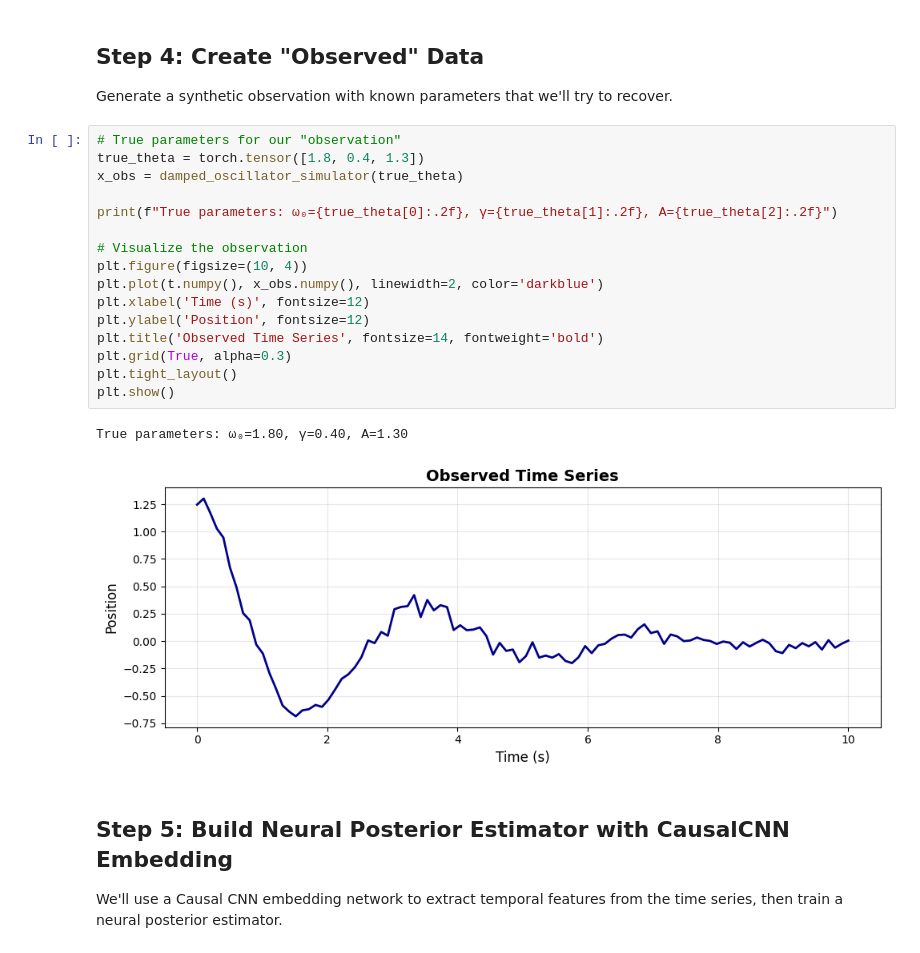
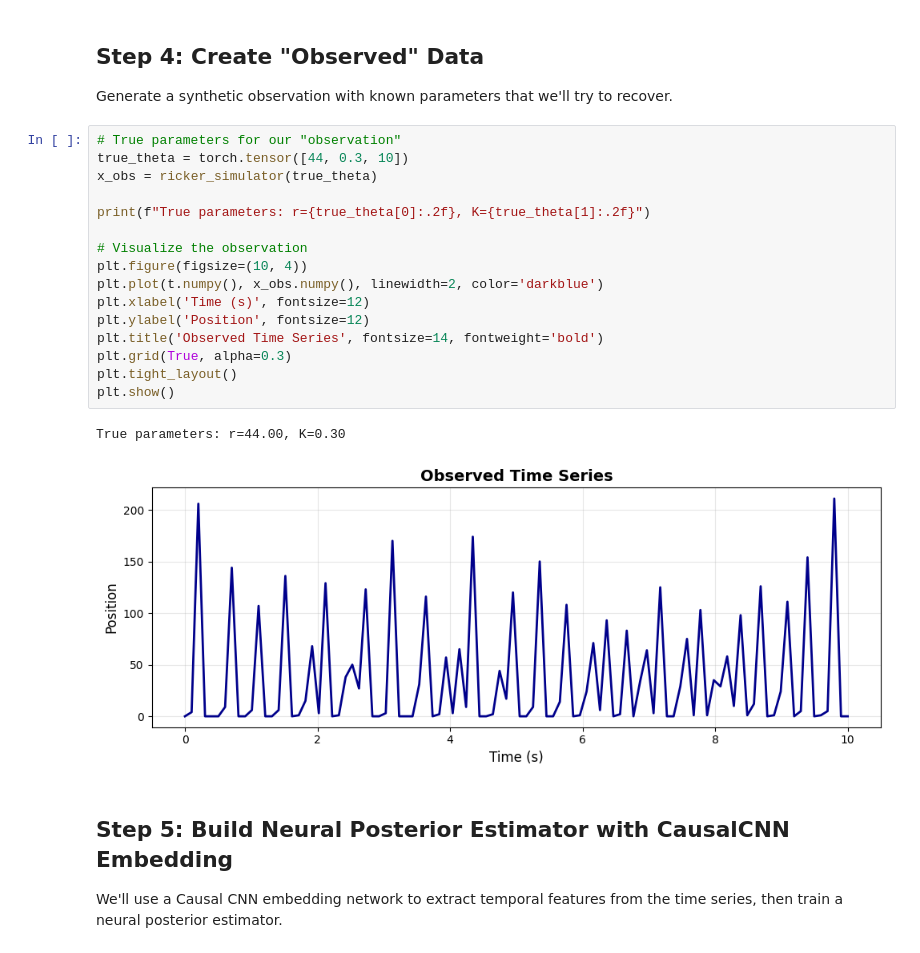
Before and after one commit to BetterCodeBetterScience/bettercode, a Jupyter notebook: notebooks/sbi_example.ipynb, the cells around one changed output. Cells and saved outputs as stored; diff of their text form.

```diff
--- a/notebooks/sbi_example.ipynb
+++ b/notebooks/sbi_example.ipynb
@@ -157,23 +229,23 @@ Parameter ranges:
 Generate a synthetic observation with known parameters that we'll try to recover.
 # %%
 # True parameters for our "observation"
-true_theta = torch.tensor([1.8, 0.4, 1.3])
-x_obs = damped_oscillator_simulator(true_theta)
+true_theta = torch.tensor([44, 0.3, 10])
+x_obs = ricker_simulator(true_theta)
 
-print(f"True parameters: ω₀={true_theta[0]:.2f}, γ={true_theta[1]:.2f}, A={true_theta[2]:.2f}")
+print(f"True parameters: r={true_theta[0]:.2f}, K={true_theta[1]:.2f}")
 
 # Visualize the observation
 plt.figure(figsize=(10, 4))
 plt.plot(t.numpy(), x_obs.numpy(), linewidth=2, color='darkblue')
 plt.xlabel('Time (s)', fontsize=12)
 plt.ylabel('Position', fontsize=12)
 plt.title('Observed Time Series', fontsize=14, fontweight='bold')
 plt.grid(True, alpha=0.3)
 plt.tight_layout()
 plt.show()
 # %% [output]
-True parameters: ω₀=1.80, γ=0.40, A=1.30
+True parameters: r=44.00, K=0.30
-[figure, old version]
+[figure, new version]
 # %% [markdown]
 ## Step 5: Build Neural Posterior Estimator with CausalCNN Embedding
 
```
Also changed, not shown: parts of 8 cells of this notebook.
